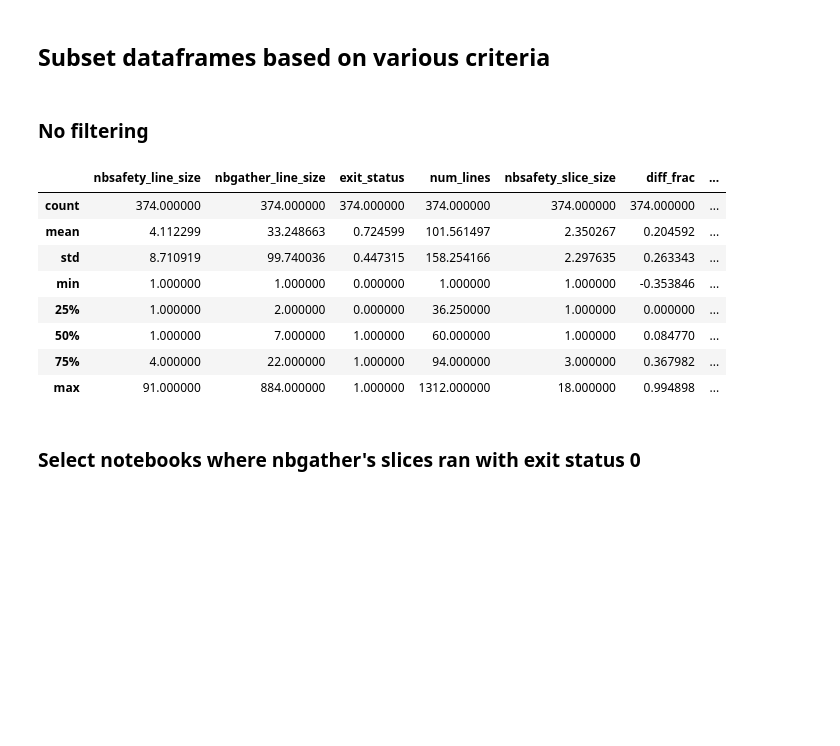
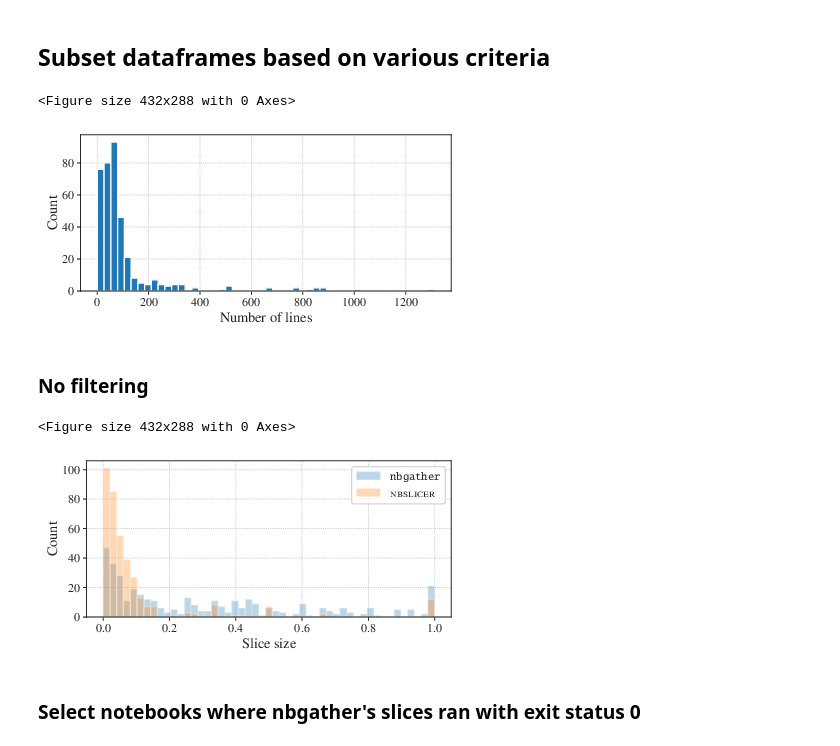
Before and after one commit to shreyashankar/nbsafety-experiments, a Jupyter notebook: notebooks/compare.ipynb, the cells around one changed output. Drawn from its saved outputs; the diff is of its cells as text; code cells hidden in the pictures; blank space fills up the shorter version.

```diff
--- a/notebooks/compare.ipynb
+++ b/notebooks/compare.ipynb
@@ -124,3 +132,4 @@ full_df['nbgather_line_size'].max()
 # %%
 full_df['nbsafety_slice_frac'] = full_df['nbsafety_line_size'] / full_df['num_lines']
 full_df['nbgather_slice_frac'] = full_df['nbgather_line_size'] / full_df['num_lines']
+full_df['frac_diff'] = full_df['nbgather_slice_frac'] - full_df['nbsafety_slice_frac']
@@ -154,28 +180,25 @@ def plot_line_diff_histogram(df, filename=None):
         plt.savefig(filename)
 # %%
 plt.clf()
+plt.figure(figsize=(6,3))
 plt.grid(linestyle=':')
 plt.hist(full_df['num_lines'], bins=50)
 plt.xlabel(r"\textrm{Number of lines}")
 plt.ylabel(r"\textrm{Count}")
 plt.tight_layout()
-plt.savefig("num_lines_hist.pdf")
+plt.savefig("num_lines_hist.pgf")
+# %% [output]
+<Figure size 432x288 with 0 Axes>
+[figure, added]
 # %% [markdown]
 ### No filtering
 # %%
-plot_num_lines_histogram(full_df, "slice_size_hist.pdf")
-plot_line_diff_histogram(full_df)
-full_df.describe()
+plot_num_lines_histogram(full_df, "slice_size_hist.pgf")
+# plot_line_diff_histogram(full_df)
+# full_df.describe()
 # %% [output]
-|  | nbsafety_line_size | nbgather_line_size | exit_status | num_lines | nbsafety_slice_size | diff_frac | ... |
-| count | 374.000000 | 374.000000 | 374.000000 | 374.000000 | 374.000000 | 374.000000 | ... |
-| mean | 4.112299 | 33.248663 | 0.724599 | 101.561497 | 2.350267 | 0.204592 | ... |
-| std | 8.710919 | 99.740036 | 0.447315 | 158.254166 | 2.297635 | 0.263343 | ... |
-| min | 1.000000 | 1.000000 | 0.000000 | 1.000000 | 1.000000 | -0.353846 | ... |
-| 25% | 1.000000 | 2.000000 | 0.000000 | 36.250000 | 1.000000 | 0.000000 | ... |
-| 50% | 1.000000 | 7.000000 | 1.000000 | 60.000000 | 1.000000 | 0.084770 | ... |
-| 75% | 4.000000 | 22.000000 | 1.000000 | 94.000000 | 3.000000 | 0.367982 | ... |
-| max | 91.000000 | 884.000000 | 1.000000 | 1312.000000 | 18.000000 | 0.994898 | ... |
+<Figure size 432x288 with 0 Axes>
+[figure, added]
 # %% [markdown]
 ### Select notebooks where nbgather's slices ran with exit status 0
 # %%
```
Also changed, not shown: parts of 10 cells of this notebook, 46 other files.
